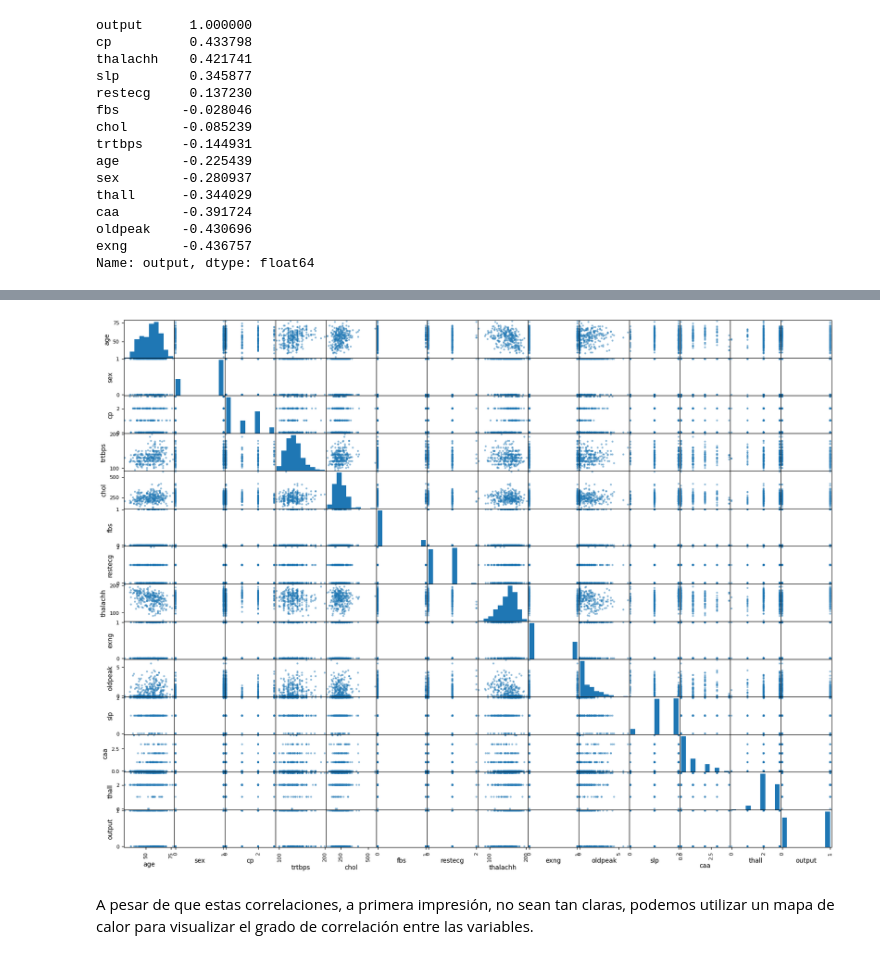
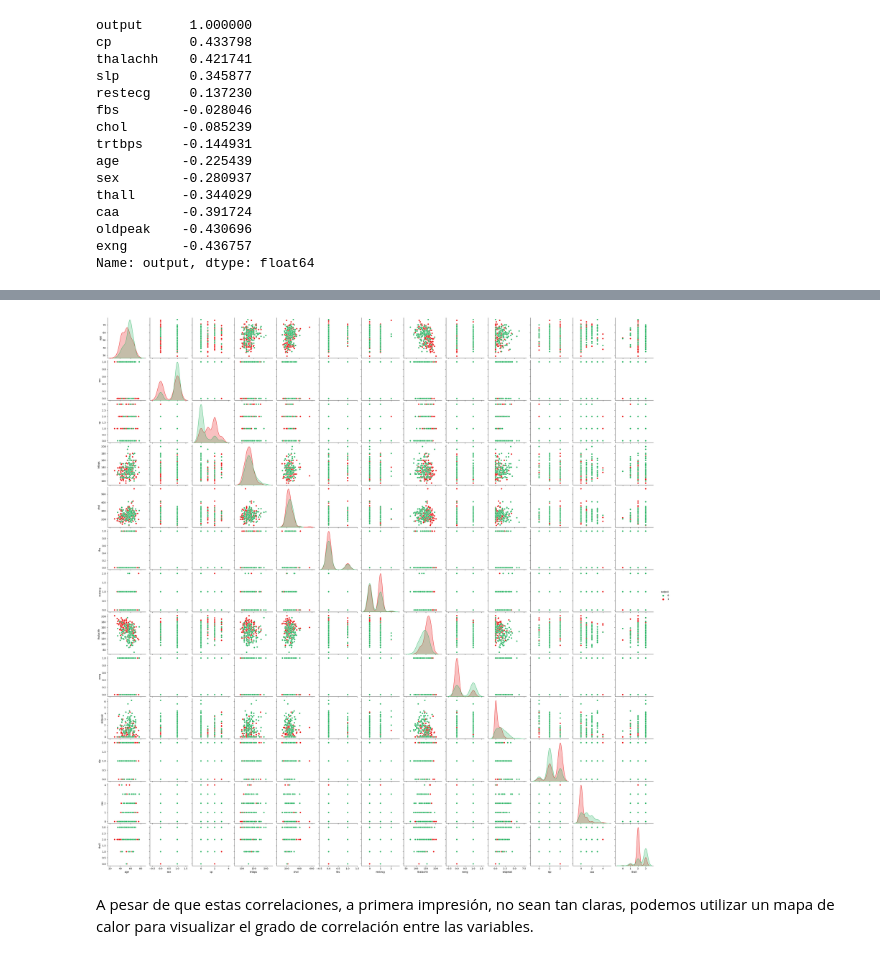
Before and after one commit to Nicolas2320/HeartAttack_Classifier, a Jupyter notebook: heart-attack-classifier.ipynb, the cells around one changed output, grey strips where cells are left out. Drawn from its saved outputs; the diff is of its cells as text; code cells hidden in the pictures.

```diff
--- a/heart-attack-classifier.ipynb
+++ b/heart-attack-classifier.ipynb
@@ -222,14 +319,11 @@ También, podemos graficar la correlación que existe entre todas las variables,
         <img src="https://cqeacademy.com/wp-content/uploads/2014/01/Scatter-Plots-Correlation-Example.jpg" alt="typecorrelation">
     </center>
 </div>
-# %%
-from pandas.plotting import scatter_matrix
-
-attributes = data.columns
-
-scatter_matrix(data[attributes], figsize=(20, 15));
-# %% [output]
-[figure, removed]
+# %%
+sns.pairplot(data=data,hue='output',palette = ["#28B463","#E90B0B"])
+plt.show()
+# %% [output]
+[figure, added]
 # %% [markdown]
 A pesar de que estas correlaciones, a primera impresión, no sean tan claras, podemos utilizar un mapa de calor para visualizar el grado de correlación entre las variables.
 # %%
```
Also changed, not shown: parts of 25 cells of this notebook.
